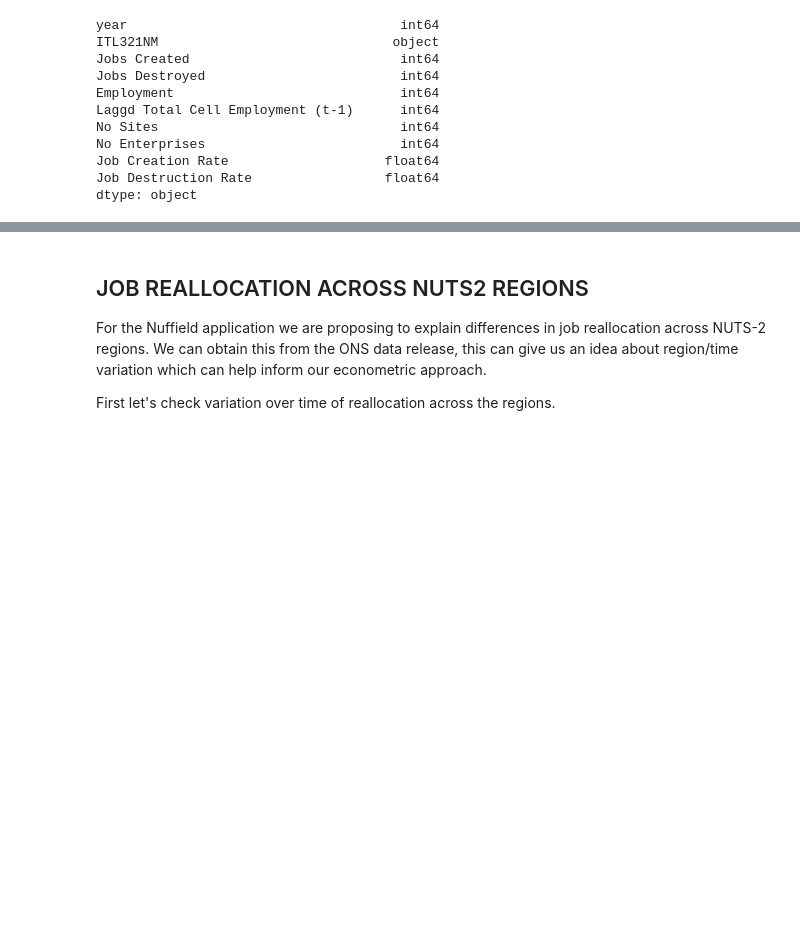
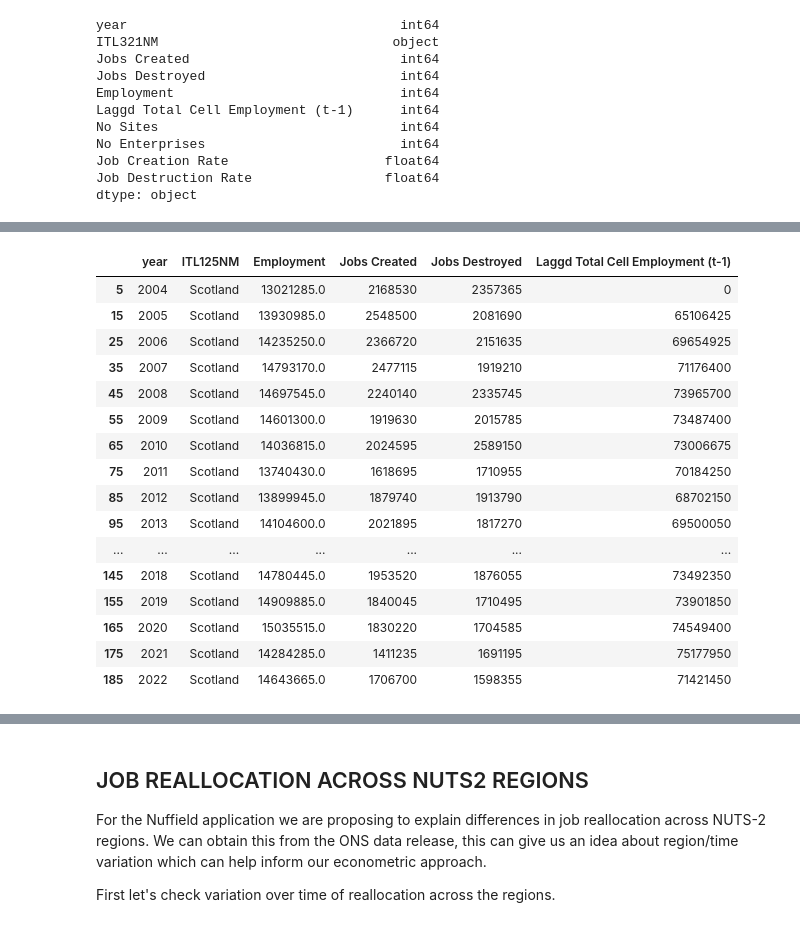
Before and after one commit to shepherdwill/shepherdwill.github.io, a Jupyter notebook: dynamism_productivity/geographic_dynamism_scoping.ipynb, the cells around one changed output, grey strips where cells are left out. Cells and saved outputs as stored; diff of their text form; code cells hidden in the pictures; blank space fills up the shorter version.

```diff
--- a/dynamism_productivity/geographic_dynamism_scoping.ipynb
+++ b/dynamism_productivity/geographic_dynamism_scoping.ipynb
@@ -50,3 +76,36 @@ dtype: object
+# %%
+# The data is provided at NUTS2, we want NUTS1 so let's bring this in via lookup
+itl_lookup = pd.read_csv('LAD_(April_2025)_to_LAU1_to_ITL3_to_ITL2_to_ITL1_(January_2025)_Lookup_in_the_UK.csv')
+itl_lookup = itl_lookup[['ITL125NM','ITL225NM']]
+itl_lookup = itl_lookup.rename(columns={'ITL225NM':'ITL221NM'})
+
+itl1_dynamism = pd.merge(itl2_dynamism, itl_lookup, on='ITL221NM')
+
+# Calculate dynamism summary at this level
+itl1_dynamism = itl1_dynamism.groupby(['year','ITL125NM']).agg({'Employment':'sum',
+                                                              'Jobs Created':'sum',
+                                                              'Jobs Destroyed':'sum',
+                                                              'Laggd Total Cell Employment (t-1)':'sum'}).reset_index()
+
+itl1_dynamism[itl1_dynamism['ITL125NM']=='Scotland']
+# %% [output]
+|  | year | ITL125NM | Employment | Jobs Created | Jobs Destroyed | Laggd Total Cell Employment (t-1) |
+| 5 | 2004 | Scotland | 13021285.0 | 2168530 | 2357365 | 0 |
+| 15 | 2005 | Scotland | 13930985.0 | 2548500 | 2081690 | 65106425 |
+| 25 | 2006 | Scotland | 14235250.0 | 2366720 | 2151635 | 69654925 |
+| 35 | 2007 | Scotland | 14793170.0 | 2477115 | 1919210 | 71176400 |
+| 45 | 2008 | Scotland | 14697545.0 | 2240140 | 2335745 | 73965700 |
+| 55 | 2009 | Scotland | 14601300.0 | 1919630 | 2015785 | 73487400 |
+| 65 | 2010 | Scotland | 14036815.0 | 2024595 | 2589150 | 73006675 |
+| 75 | 2011 | Scotland | 13740430.0 | 1618695 | 1710955 | 70184250 |
+| 85 | 2012 | Scotland | 13899945.0 | 1879740 | 1913790 | 68702150 |
+| 95 | 2013 | Scotland | 14104600.0 | 2021895 | 1817270 | 69500050 |
+| ... | ... | ... | ... | ... | ... | ... |
+| 145 | 2018 | Scotland | 14780445.0 | 1953520 | 1876055 | 73492350 |
+| 155 | 2019 | Scotland | 14909885.0 | 1840045 | 1710495 | 73901850 |
+| 165 | 2020 | Scotland | 15035515.0 | 1830220 | 1704585 | 74549400 |
+| 175 | 2021 | Scotland | 14284285.0 | 1411235 | 1691195 | 75177950 |
+| 185 | 2022 | Scotland | 14643665.0 | 1706700 | 1598355 | 71421450 |
 # %%
 chart = alt.Chart(itl3_dynamism_2022).mark_bar().encode(
         # X-Axis: Job Creation Rate, binned to form the histogram bars
```
Also changed, not shown: parts of 3 cells of this notebook, 53 other files.
